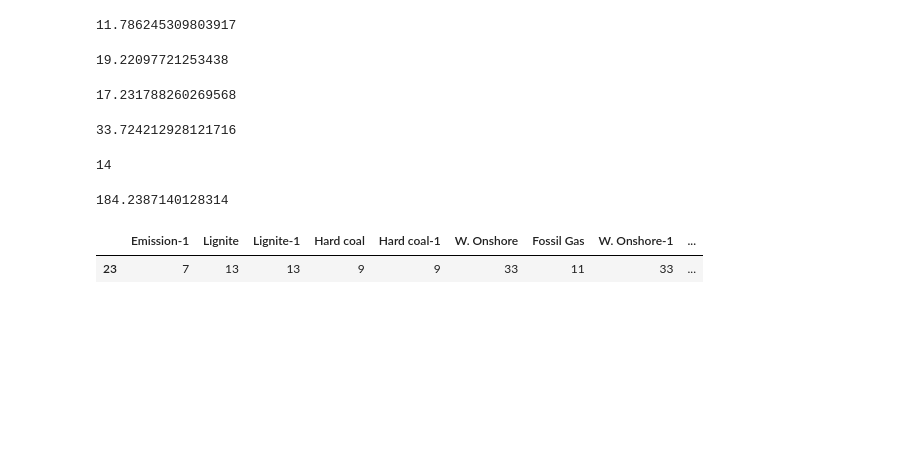
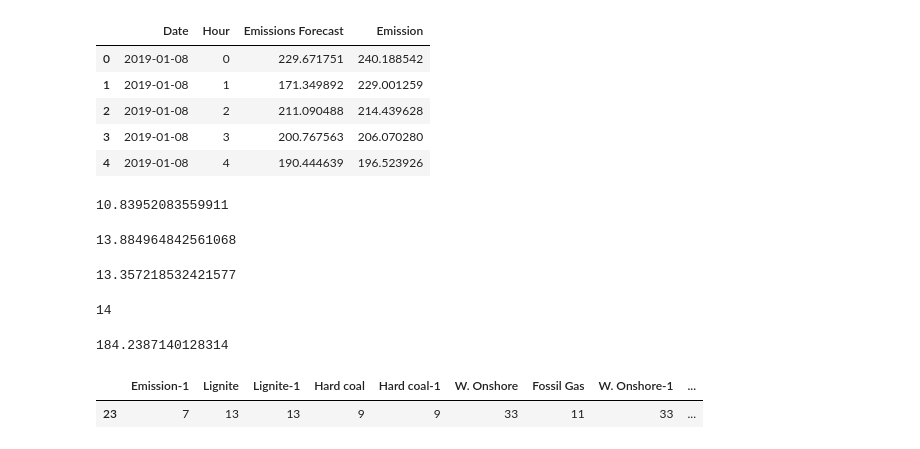
Before and after one commit to TalyssonS/Evolving-DBN-, a Jupyter notebook: linear regression.ipynb, the cells around one changed output. Saved outputs shown, nothing was run; the diff lists cells and outputs as text; code cells hidden in the pictures; blank space fills up the shorter version.

```diff
--- a/linear regression.ipynb
+++ b/linear regression.ipynb
@@ -180,43 +293,39 @@ median_absolute_error(dataset['Emission'],dataset['Emissions Forecast'])
+# %%
+#dbn anterior
+q = '''select *
+from results.forecast_espanha1 fa '''
+conn = open_connection()
+datasetdbn1 = pd.read_sql(q,conn)
+conn.close()
+datasetdbn1.head()
+# %% [output]
+|  | Date | Hour | Emissions Forecast | Emission |
+| 0 | 2019-01-08 | 0 | 229.671751 | 240.188542 |
+| 1 | 2019-01-08 | 1 | 171.349892 | 229.001259 |
+| 2 | 2019-01-08 | 2 | 211.090488 | 214.439628 |
+| 3 | 2019-01-08 | 3 | 200.767563 | 206.070280 |
+| 4 | 2019-01-08 | 4 | 190.444639 | 196.523926 |
 # %%
-q = '''select *
-from results."forecast_Alemanharf" fa '''
-conn = open_connection()
-dataset = pd.read_sql(q,conn)
-dataset = dataset.loc[dataset['Date'].astype(str)=='2019-01-08']
-conn.close()
-median_absolute_error(dataset['Emission'],dataset['Emissions Forecast'])
 # %% [output]
-11.786245309803917
+10.83952083559911
-# %%
-q = '''select *
-from results."forecast_Alemanhaann" fa '''
-conn = open_connection()
-dataset = pd.read_sql(q,conn)
-dataset = dataset.loc[dataset['Date'].astype(str)=='2019-01-08']
-conn.close()
-median_absolute_error(dataset['Emission'],dataset['Emissions Forecast'])
-# %% [output]
-19.22097721253438
-# %%
-q = '''select *
-from results."forecast_Alemanhaxgboost" fa '''
-conn = open_connection()
-dataset = pd.read_sql(q,conn)
-dataset = dataset.loc[dataset['Date'].astype(str)=='2019-01-08']
-conn.close()
-median_absolute_error(dataset['Emission'],dataset['Emissions Forecast'])
-# %% [output]
-17.231788260269568
 # %%
 q = '''select *
-from results.forecast_alemanha fa '''
+from results.forecast_espanha fa '''
 conn = open_connection()
 dataset = pd.read_sql(q,conn)
-dataset = dataset.loc[dataset['Date'].astype(str)=='2019-01-08']
 conn.close()
 median_absolute_error(dataset['Emission'],dataset['Emissions Forecast'])
 # %% [output]
-33.724212928121716
+13.884964842561068
+# %%
+q = '''select *
+from results.forecast_espanha1 fa '''
+conn = open_connection()
+dataset = pd.read_sql(q,conn)
+conn.close()
+median_absolute_error(dataset['Emission'],dataset['Emissions Forecast'])
+# %% [output]
+13.357218532421577
 # %%
 reg = LinearRegression().fit(X, y)
 teste = reg.predict(predict_data)
```
Also changed, not shown: parts of 10 cells of this notebook, 7 other files.
